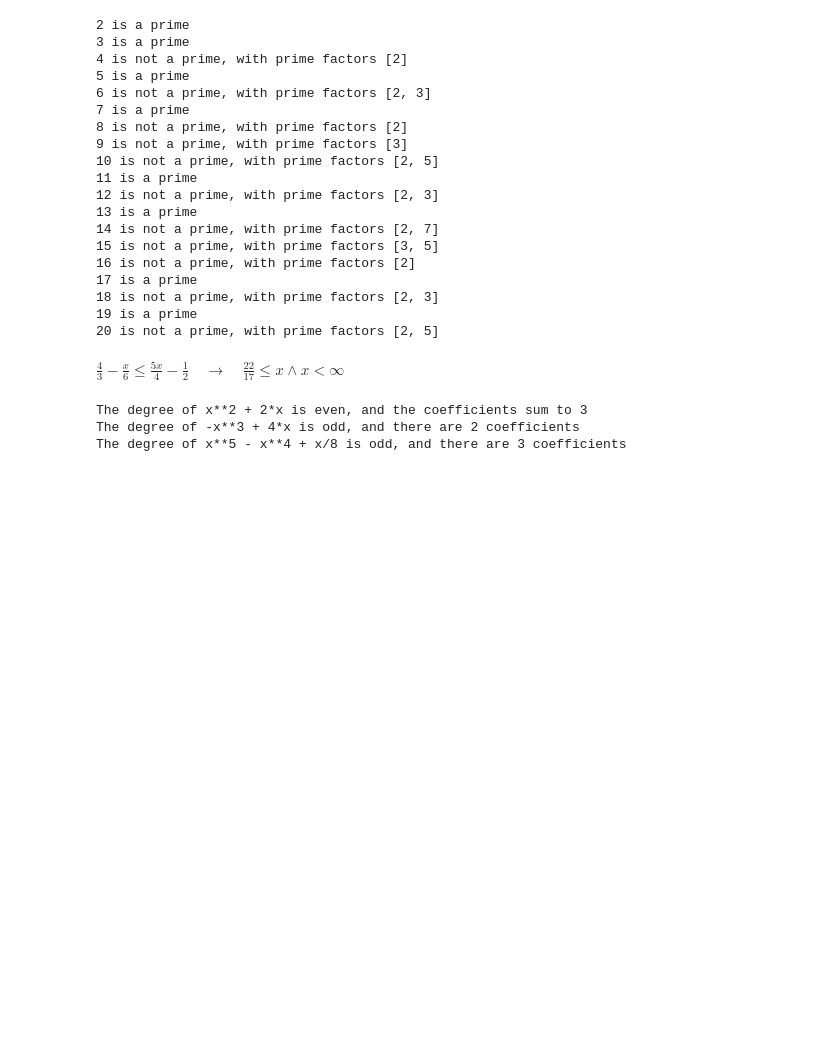
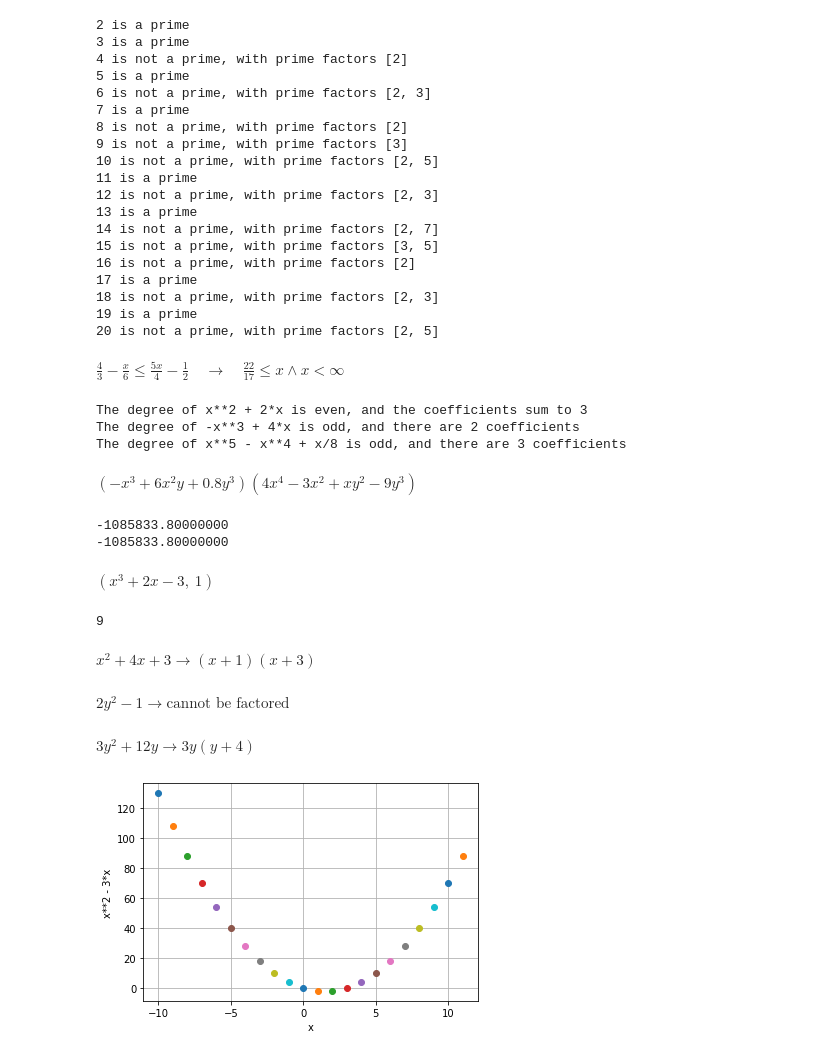
Before and after one commit to nietus/master_math, a Jupyter notebook: Master_Math_By_Coding_In_Python.ipynb, the cells around one changed output. Drawn from its saved outputs; the diff is of its cells as text; code cells hidden in the pictures; blank space fills up the shorter version.

Commit message:
Plotting exercises

```diff
--- a/Master_Math_By_Coding_In_Python.ipynb
+++ b/Master_Math_By_Coding_In_Python.ipynb
@@ -273,3 +273,62 @@ for i in polys:
 The degree of x**2 + 2*x is even, and the coefficients sum to 3
 The degree of -x**3 + 4*x is odd, and there are 2 coefficients
 The degree of x**5 - x**4 + x/8 is odd, and there are 3 coefficients
+# %%
+#polynomials exercise 2
+import sympy as sym
+from IPython.display import display,Math
+x,y = sym.symbols('x,y')
+poli1 = 4*x**4 - 3*x**2 + x*y**2 - 9*y**3
+poli2 = -x**3 + 6*x**2*y + .8*y**3
+mult = poli1*poli2
+display(Math(sym.latex(mult)))
+print(mult.subs({x:5,y:-2}))
+print(poli1.subs({x:5,y:-2})*poli2.subs({x:5,y:-2}))
+# %% [output]
+$\displaystyle \left(- x^{3} + 6 x^{2} y + 0.8 y^{3}\right) \left(4 x^{4} - 3 x^{2} + x y^{2} - 9 y^{3}\right)$
+-1085833.80000000
+-1085833.80000000
+# %%
+#polynomials exercise 3
+import sympy as sym
+from IPython.display import display,Math
+x,y=sym.symbols('x,y')
+eq = (x**6 + 2*x**4 + 6*x - y) / (x**3 + 3)
+for i in range(5,16):
+  temp = eq.subs(y,i)
+  if sym.fraction(sym.simplify(temp))[1]==1:
+    rightanswer = i
+    display(Math(sym.latex((sym.fraction(sym.simplify(temp))))))
+print(rightanswer)
+# %% [output]
+$\displaystyle \left( x^{3} + 2 x - 3, \  1\right)$
+9
+# %%
+#polynomials exercise 3
+import sympy as sym
+from IPython.display import display,Math
+from sympy.abc import x,y
+eqs = [x**2+4*x+3,2*y**2-1,3*y**2+12*y]
+for i in eqs:
+  if sym.factor(i) == i:
+    display(Math(f'{{{sym.latex(i)}}} \\rightarrow \\text{{cannot be factored}}'))
+  else:
+    display(Math(f'{{{sym.latex(i)}}} \\rightarrow {sym.latex(sym.factor(i))}'))
+# %% [output]
+$\displaystyle {x^{2} + 4 x + 3} \rightarrow \left(x + 1\right) \left(x + 3\right)$
+$\displaystyle {2 y^{2} - 1} \rightarrow \text{cannot be factored}$
+$\displaystyle {3 y^{2} + 12 y} \rightarrow 3 y \left(y + 4\right)$
+# %%
+#Plotting coordinates on a plane exercise
+import sympy as sym
+import matplotlib.pyplot as plt
+from sympy.abc import x
+y = x**2-3*x
+for i in range(-10,12):
+  plt.plot(i,y.subs(x,i),'o')
+plt.grid()
+plt.xlabel('x')
+plt.ylabel(y)
+plt.show()
+# %% [output]
+[figure, added]
```
Also changed, not shown: parts of 6 cells of this notebook.
